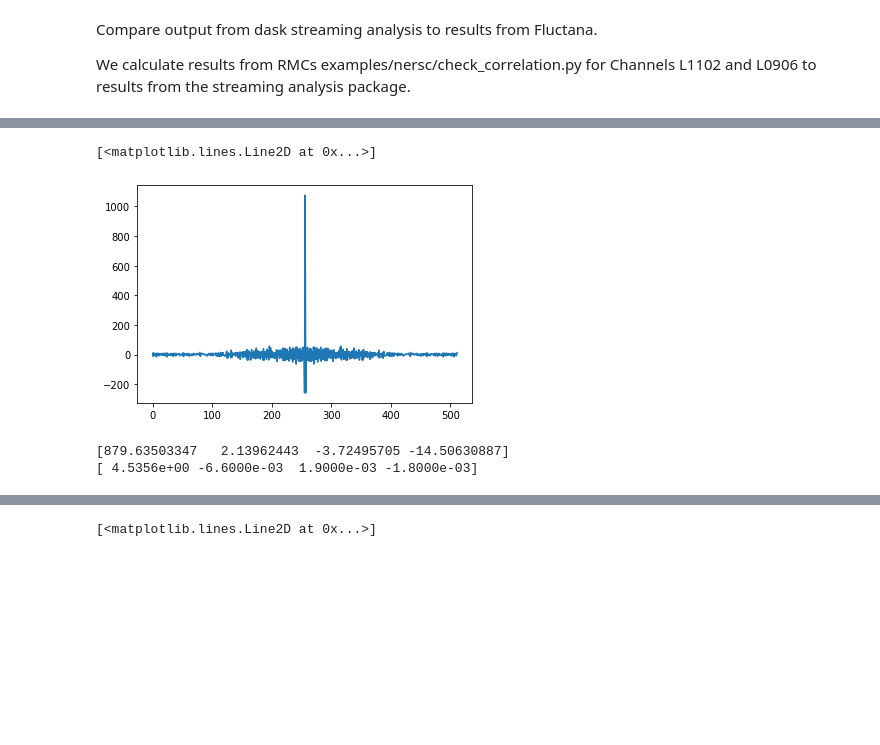
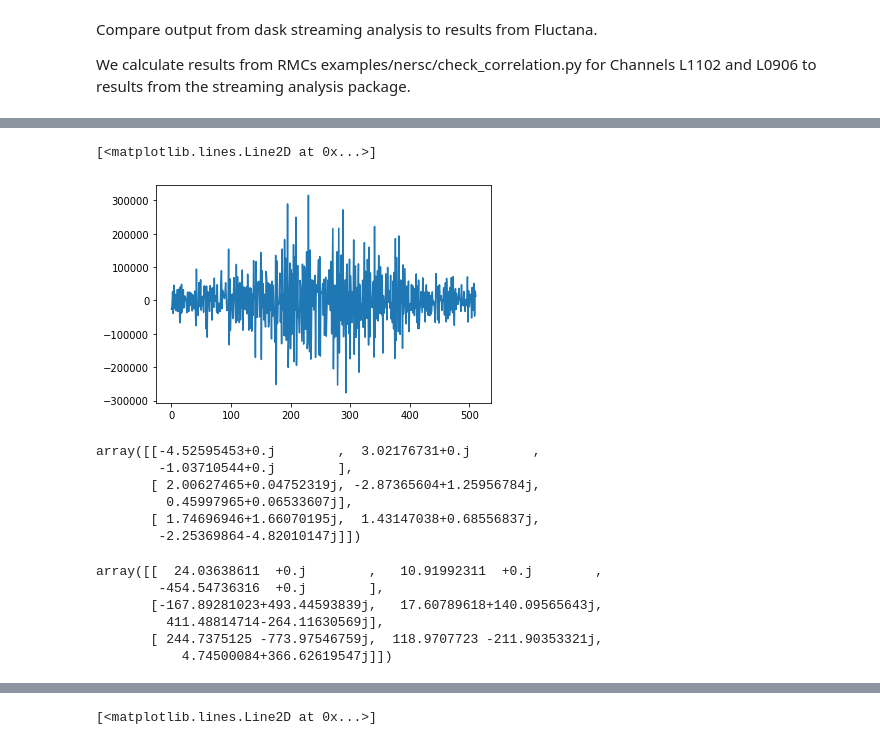
Before and after one commit to rkube/delta, a Jupyter notebook: tests_analysis/compare_correlation_dask_fluctana.ipynb, the cells around one changed output, grey strips where cells are left out. Drawn from its saved outputs; the diff is of its cells as text; code cells hidden in the pictures; blank space fills up the shorter version.

```diff
--- a/tests_analysis/compare_correlation_dask_fluctana.ipynb
+++ b/tests_analysis/compare_correlation_dask_fluctana.ipynb
@@ -68,0 +151,38 @@ IndexError: list index out of range
+# %%
+c1 = channel('L', 11, 2)
+c2 = channel('L', 9, 6)
+
+print("Channel 1: ", c1, ", idx = ", c1.idx())
+print("Channel 2: ", c2, ", idx = ", c2.idx())
+
+with np.load("../ralphs_task_001.npz") as df:
+    res_dask = df["res"]
+
+with np.load("../io_array_s0001.npz") as df:
+    io_array = df["io_array"]
+    print("io_array.shape = ", io_array.shape)
+
+with np.load("../io_array_tr_s0001.npz") as df:
+    io_array_tr = df["io_array"]
+    print("io_array_tr.shape = ", io_array_tr.shape)
+
+with np.load("../offset_lvl.npz") as df:
+    offset_lvl = df["offset_lvl"]
+
+with np.load("../fft_data_s0001.npz") as df:
+    fft_data = df["fft_data"]
+    print("fft_data.shape = ", fft_data.shape)
+
+with np.load("../ralphs_task_001.npz") as df:
+    ralphs_task = df["res"]
+
+_tmp = detrend(io_array, axis=1, type="constant")
+res = stft(_tmp, fs=1./2e-6, nperseg=512, window="hann",
+                 detrend="constant", noverlap=256, padded=False,
+                 return_onesided=False, boundary=None)
+io_array_ft = np.fft.fftshift(res[2], axes=1)
+
+fft_data = np.fft.fftshift(fft_data, axes=1)
+
+print("io_array_ft.shape = ", io_array_ft.shape)
+print("Channel idx for ", c1, ": {0:d}".format(c1.idx()), " for ", c1, ", {0:d}".format(c2.idx()))
@@ -125,11 +348,23 @@ plt.plot(np.fft.fftshift(np.abs(fft_data[81, :, :].mean(axis=1))))
 # %%
-plt.plot(res_dask[2,:])
+plt.plot(ralphs_task[1,:])
 # %% [output]
 [<matplotlib.lines.Line2D at 0x...>]
-[figure, old version]
+[figure, new version]
-# %%
-print(stream_data[0,:4])
-print(L1102_fa[:4])
-# %% [output]
-[879.63503347   2.13962443  -3.72495705 -14.50630887]
-[ 4.5356e+00 -6.6000e-03  1.9000e-03 -1.8000e-03]
+# %%
+fft_data[81, :3, :3]
+# %% [output]
+array([[-4.52595453+0.j        ,  3.02176731+0.j        ,
+        -1.03710544+0.j        ],
+       [ 2.00627465+0.04752319j, -2.87365604+1.25956784j,
+         0.45997965+0.06533607j],
+       [ 1.74696946+1.66070195j,  1.43147038+0.68556837j,
+        -2.25369864-4.82010147j]])
+# %%
+fft_data[69, :3, :3]
+# %% [output]
+array([[  24.03638611  +0.j        ,   10.91992311  +0.j        ,
+        -454.54736316  +0.j        ],
+       [-167.89281023+493.44593839j,   17.60789618+140.09565643j,
+         411.48814714-264.11630569j],
+       [ 244.7375125 -773.97546759j,  118.9707723 -211.90353321j,
+           4.74500084+366.62619547j]])
```
Also changed, not shown: parts of 30 cells of this notebook, 4 other files.
